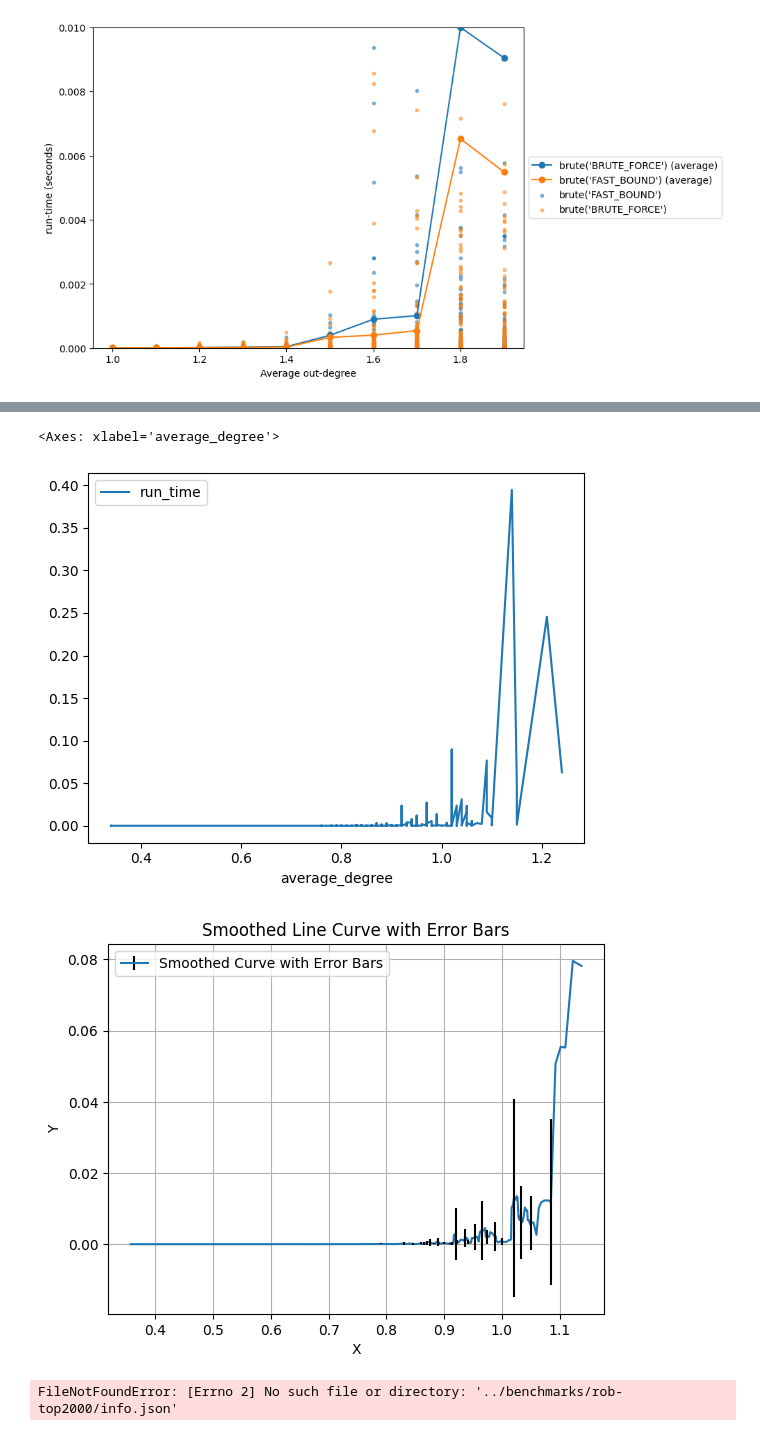
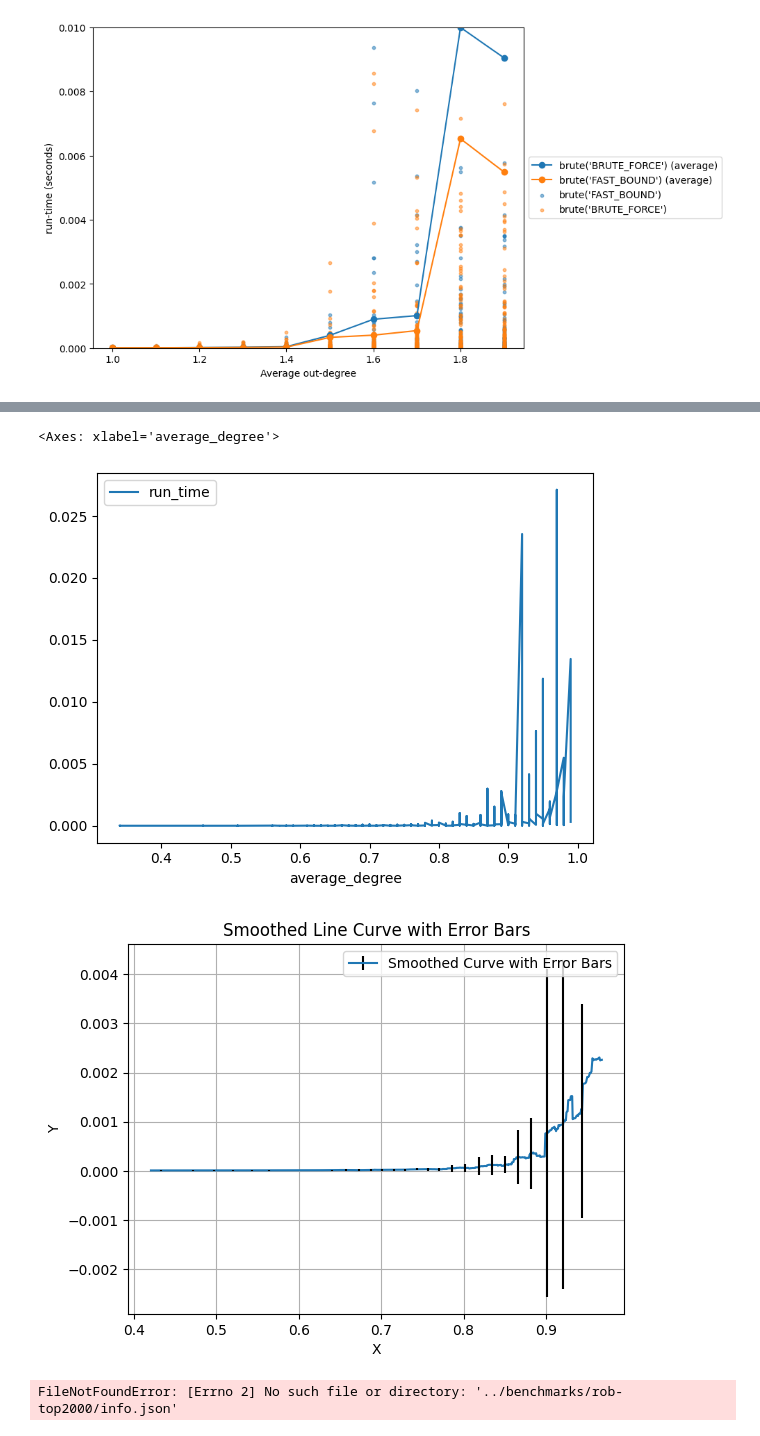
Before and after one commit to blinkybool/LongestPath, a Jupyter notebook: notebooks/benchmarking.ipynb, the cells around one changed output, grey strips where cells are left out. Drawn from its saved outputs; the diff is of its cells as text; code cells hidden in the pictures.

```diff
--- a/notebooks/benchmarking.ipynb
+++ b/notebooks/benchmarking.ipynb
@@ -138,5 +152,5 @@ plt.savefig(os.path.join(benchmark.benchmark_path, "plot.png"), dpi=400, bbox_in
 # %%
-to_plot2 = df.groupby("solver").get_group(0)[["run_time", "average_degree"]].sort_values(by="average_degree")
+to_plot2 = df[df["average_degree"] < 1.1].groupby("solver").get_group(0)[["run_time", "average_degree"]].sort_values(by="average_degree")
 to_plot2
 # %% [output]
 |  | run_time | average_degree |
@@ -156,22 +170,22 @@ to_plot2
 to_plot2.plot(x="average_degree", y="run_time")
 # %% [output]
 <Axes: xlabel='average_degree'>
-[figure, old version]
+[figure, new version]
 # %%
-rolling_window = 10
+rolling_window = 50
 df_smoothed = to_plot2.rolling(rolling_window, center=True).mean()
 df_std = to_plot2.rolling(rolling_window, center=True).std()
 
 # Plot the smoothed curve with error bars
-plt.errorbar(df_smoothed['average_degree'], df_smoothed['run_time'], yerr=df_std['run_time'], label='Smoothed Curve with Error Bars', errorevery=10, barsabove=True, ecolor="black")
+plt.errorbar(df_smoothed['average_degree'], df_smoothed['run_time'], yerr=df_std['run_time'], label='Smoothed Curve with Error Bars', errorevery=30, barsabove=True, ecolor="black")
 plt.xlabel('X')
 plt.ylabel('Y')
 plt.title('Smoothed Line Curve with Error Bars')
 plt.legend()
 plt.grid(True)
 plt.show()
 # %% [output]
-[figure, old version]
+[figure, new version]
 # %%
 benchmark = Benchmark.load("../benchmarks/rob-top2000")
 name = os.path.splitext(os.path.basename(benchmark.benchmark_path))[0]
```
Also changed, not shown: parts of 2 cells of this notebook.
